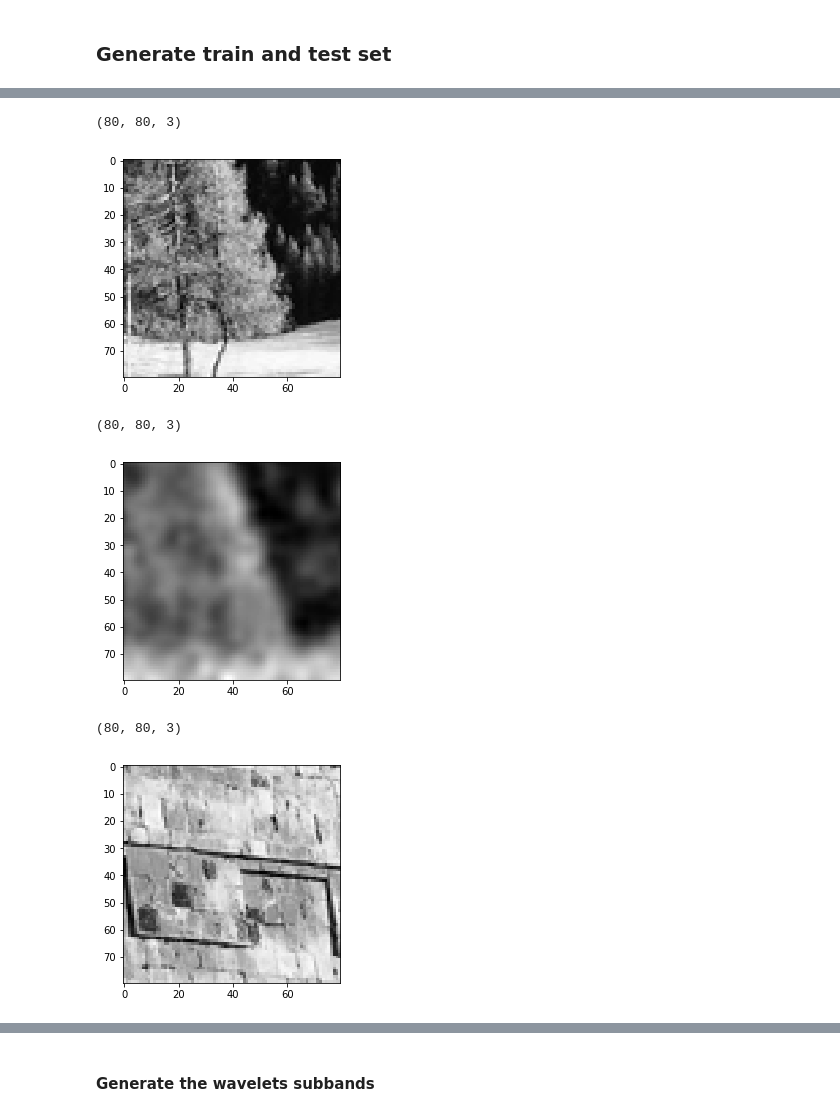
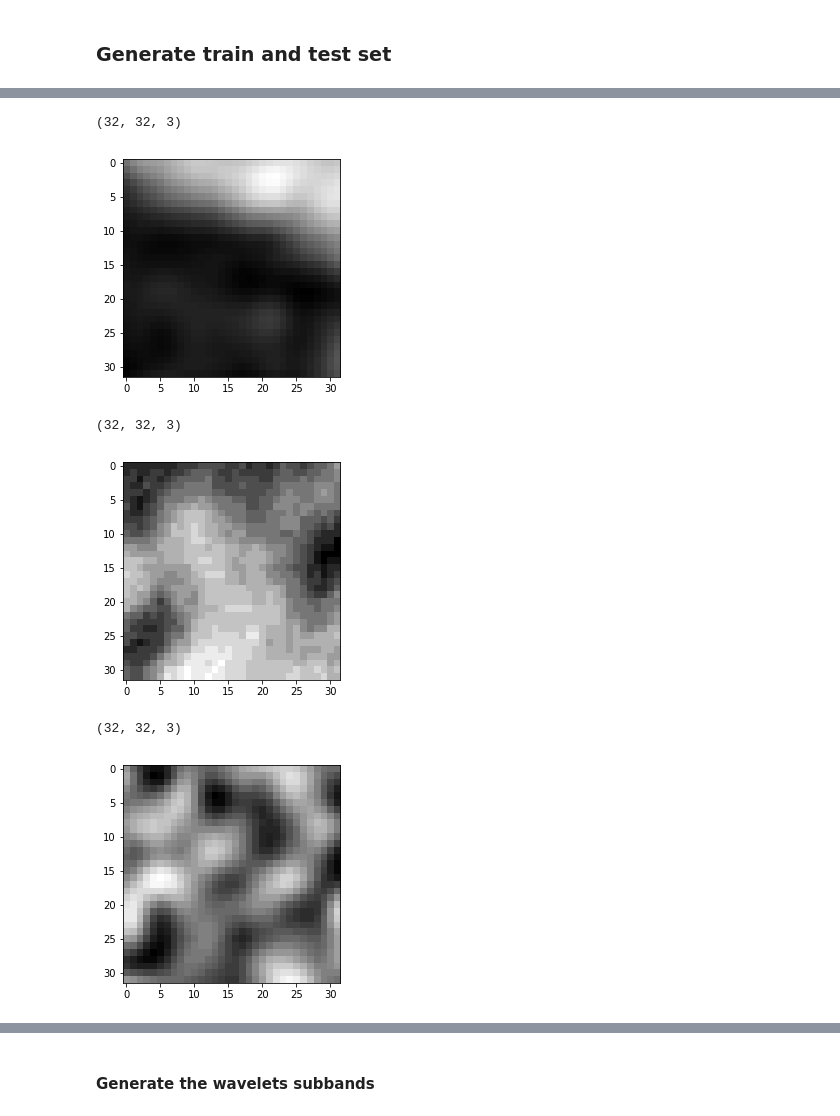
Before and after one commit to Shrecki/SuperHighResProject, a Jupyter notebook: SRCNN_notebook.ipynb, the cells around one changed output, grey strips where cells are left out. Saved outputs shown, nothing was run; the diff lists cells and outputs as text; code cells hidden in the pictures.

Commit message:
Sub images in batches

```diff
--- a/SRCNN_notebook.ipynb
+++ b/SRCNN_notebook.ipynb
@@ -138,18 +134,22 @@ scale = 4
+# %%
+def getSubImage(img, height, width, centerX, centerY, len_interval, scale = 1) :
+    window = window_size // scale
+    return img[ height // 2 + centerX*len_interval : height//2 + window + centerX*len_interval,
+                width // 2  + centerY*len_interval : width//2 + window + centerY*len_interval : ]
 # %%
 def retSize(x):
     return (x.shape[0], x.shape[1])
-# %%
-def getSubImage(img, height, width, scale = 1) :
-    window = window_size // scale
-    return img[ height // 2 - window : height//2 + window,
-                width // 2 - window: width//2 + window : ]
+# %%
+#Division by 4
+window_size= 32
+scale = 4
+subimages_per_axis = 4
 # %%
 sub_labels = []
 sub_samples = []
 sub_valid_hr = []
 sub_valid_lr = []
 
-scale = 4
 for i in range(0,50) :
     label = imgs_label[i]
     shape = imgs_train[i].shape
@@ -164,10 +164,13 @@ for i in range(0,50) :
     height_hr, width_hr = retSize(valid_hr)
     height_vlr, width_vlr = retSize(valid_lr)
 
+    len_interval = height_sample//subimages_per_axis
     #Calculate subimages
-    sub_labels.append(getSubImage(label, height_label, width_label))
-    sub_samples.append(getSubImage(s, height_sample, width_sample))
+    for j in range(-subimages_per_axis//2, subimages_per_axis//2):
+        for k in range(-subimages_per_axis//2, subimages_per_axis//2):
+            sub_labels.append(getSubImage(label, height_label, width_label,j,k,len_interval))
+            sub_samples.append(getSubImage(s, height_sample, width_sample,j,k,len_interval))
 
-    sub_valid_hr.append(getSubImage(valid_hr, height_hr,width_hr))
+            sub_valid_hr.append(getSubImage(valid_hr, height_hr,width_hr,j,k,len_interval))
 
-    sub_valid_lr.append(getSubImage(valid_lr, height_vlr, width_vlr))
+            sub_valid_lr.append(getSubImage(valid_lr, height_vlr, width_vlr,j,k,len_interval))
@@ -174,18 +185,18 @@ for i in range(0,50) :
 # %%
-print_luminance(sub_labels[1])
-sub_labels[1].shape
+print_luminance(sub_samples[6])
+sub_samples[1].shape
 # %% [output]
-(80, 80, 3)
+(32, 32, 3)
-[figure, old version]
+[figure, new version]
 # %%
-print_luminance(sub_samples[1])
-sub_samples[1].shape
+print_luminance(sub_valid_hr[7])
+sub_valid_hr[1].shape
 # %% [output]
-(80, 80, 3)
+(32, 32, 3)
-[figure, old version]
+[figure, new version]
 # %%
-print_luminance(sub_valid_hr[1])
-sub_valid_hr[1].shape
+print_luminance(sub_valid_lr[7])
+sub_valid_lr[1].shape
 # %% [output]
-(80, 80, 3)
+(32, 32, 3)
-[figure, old version]
+[figure, new version]
```
Also changed, not shown: parts of 17 cells of this notebook.
